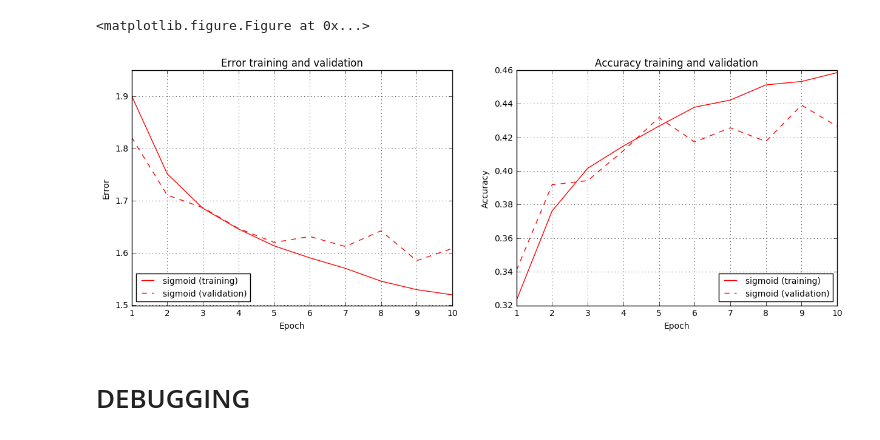
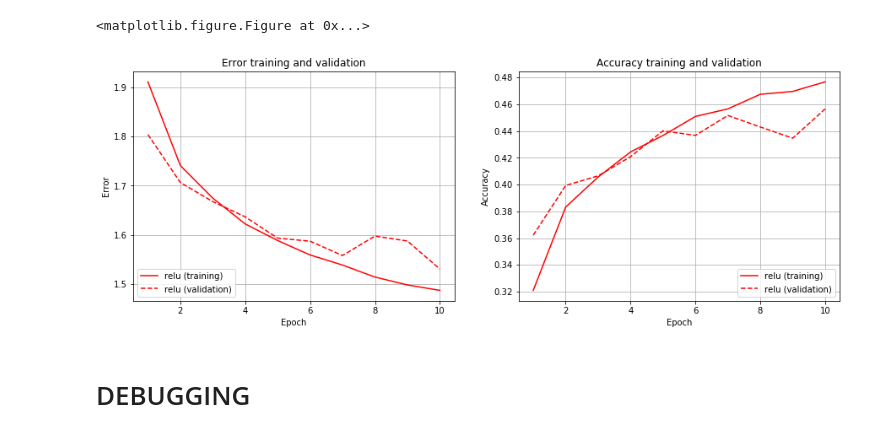
Before and after one commit to ridlonurrahman/cnn-playground, a Jupyter notebook: notebooks/Coursework4_CIFAR_10.ipynb, the cells around one changed output. Saved outputs shown, nothing was run; the diff lists cells and outputs as text; code cells hidden in the pictures.

```diff
--- a/notebooks/Coursework4_CIFAR_10.ipynb
+++ b/notebooks/Coursework4_CIFAR_10.ipynb
@@ -14,3 +14,13 @@ test_data = CIFAR10DataProvider('test', batch_size=50)
+# %%
+def fully_connected_layer(inputs, input_dim, output_dim, nonlinearity=tf.nn.relu):
+    '''Create a fully connected layer with ReLu as the activation function'''
+    weights = tf.Variable(
+        tf.truncated_normal(
+            [input_dim, output_dim], stddev=2. / (input_dim + output_dim)**0.5),
+        'weights')
+    biases = tf.Variable(tf.zeros([output_dim]), 'biases')
+    outputs = nonlinearity(tf.matmul(inputs, weights) + biases)
+    return outputs
 # %%
 tf.reset_default_graph()
 inputs = tf.placeholder(tf.float32, [None, train_data.inputs.shape[1]], 'inputs')
@@ -44,30 +54,30 @@ Epoch 10 (12.85s): err(train)=1.49 acc(train)=0.47 err(valid)=1.55 acc(valid)=0.
 # %%
 ax = plt.figure()
 plt.figure(figsize=(15,5))
 
 plt.subplot(121)
-plt.plot(err_train_sigmoid.keys(), err_train_sigmoid.values(), 'r-', label='sigmoid (training)')
-plt.plot(err_valid_sigmoid.keys(), err_valid_sigmoid.values(), 'r--', label='sigmoid (validation)')
+plt.plot(err_train_relu.keys(), err_train_relu.values(), 'r-', label='relu (training)')
+plt.plot(err_valid_relu.keys(), err_valid_relu.values(), 'r--', label='relu (validation)')
 plt.title('Error training and validation')
 plt.grid(True)
 plt.xlabel('Epoch')
 plt.ylabel('Error')
 plt.legend(loc='lower left', fontsize='medium')
 
 plt.subplot(122)
-plt.plot(acc_train_sigmoid.keys(), acc_train_sigmoid.values(), 'r-', label='sigmoid (training)')
-plt.plot(acc_valid_sigmoid.keys(), acc_valid_sigmoid.values(), 'r--', label='sigmoid (validation)')
+plt.plot(acc_train_relu.keys(), acc_train_relu.values(), 'r-', label='relu (training)')
+plt.plot(acc_valid_relu.keys(), acc_valid_relu.values(), 'r--', label='relu (validation)')
 plt.title('Accuracy training and validation')
 plt.grid(True)
 plt.xlabel('Epoch')
 plt.ylabel('Accuracy')
 plt.legend(loc='lower right', fontsize='medium')
 
-plt.savefig('activation_functions.pdf', bbox_inches='tight')
+#plt.savefig('activation_functions.pdf', bbox_inches='tight')
 plt.show()
 # %% [output]
 <matplotlib.figure.Figure at 0x...>
-[figure, old version]
+[figure, new version]
 # %% [markdown]
 # DEBUGGING
 # %%
```
Also changed, not shown: parts of 3 cells of this notebook.
